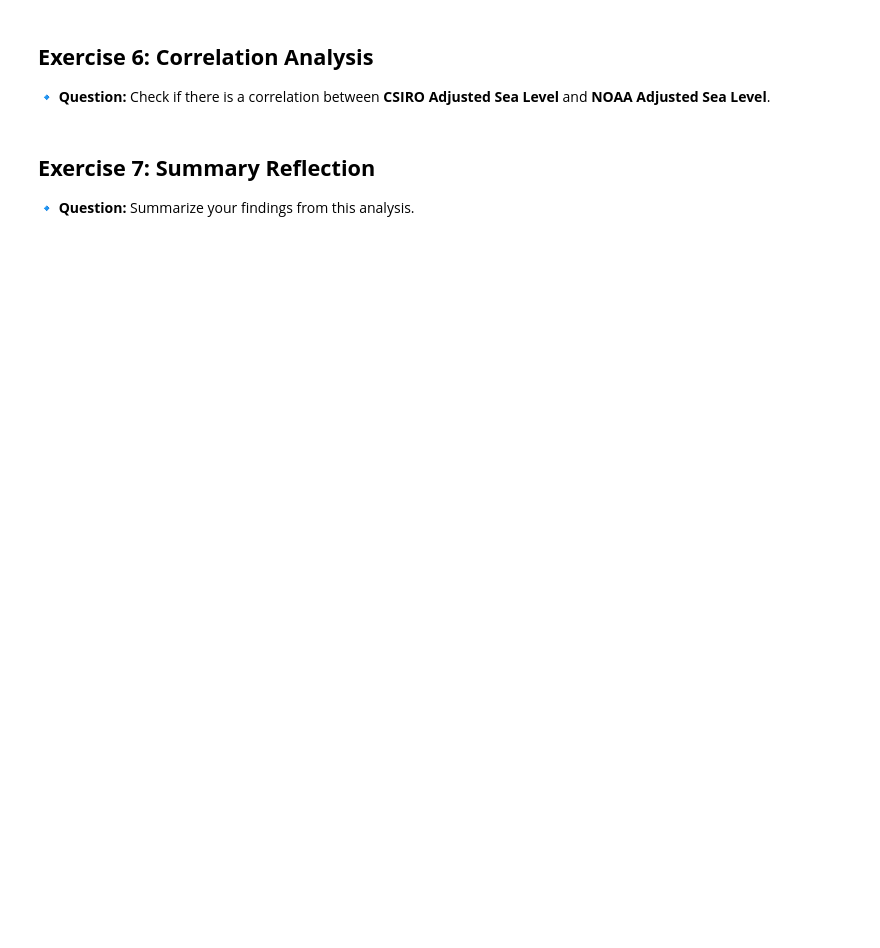
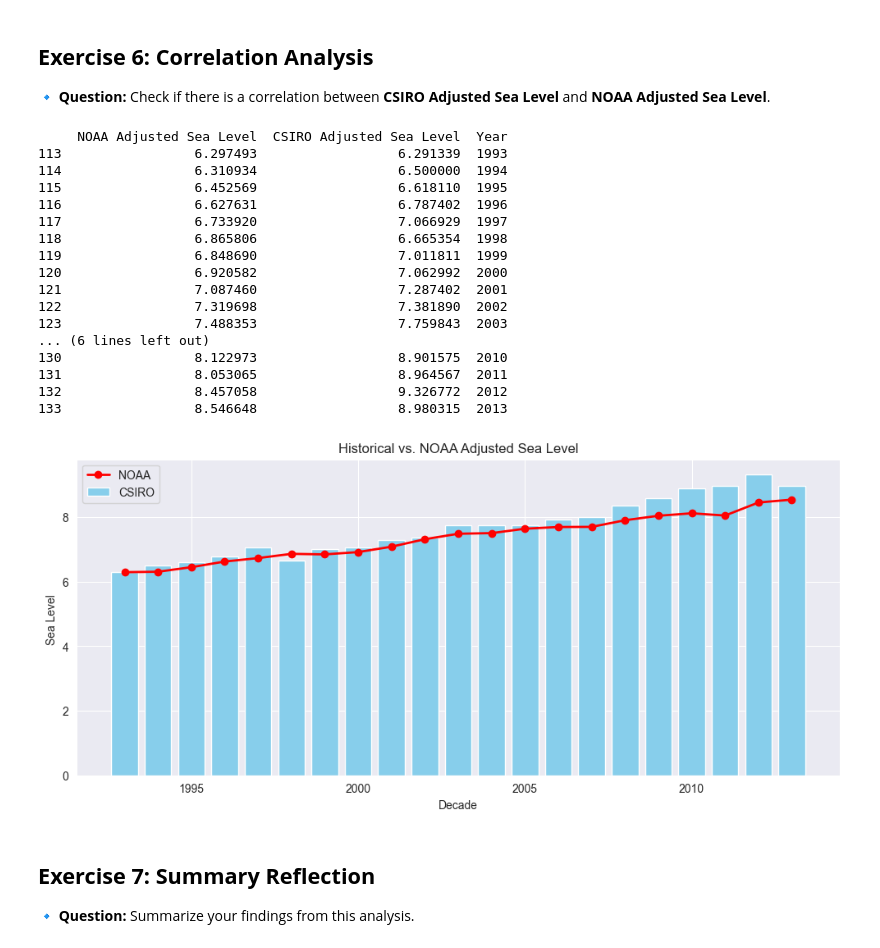
Before and after one commit to VilleSchulz/DataAnalytics, a Jupyter notebook: week4/exercise/hands_on_python_practice 4.ipynb, the cells around one changed output. Drawn from its saved outputs; the diff is of its cells as text; code cells hidden in the pictures; blank space fills up the shorter version.

```diff
--- a/week4/exercise/hands_on_python_practice 4.ipynb
+++ b/week4/exercise/hands_on_python_practice 4.ipynb
@@ -112,7 +185,50 @@ sea_level_rise.describe()
 ## **Exercise 6: Correlation Analysis**
 🔹 **Question:** Check if there is a correlation between **CSIRO Adjusted Sea Level** and **NOAA Adjusted Sea Level**.
 # %%
-# Your code here:
+import matplotlib.pyplot as plt
+
+# Suodatetaan pois NaN-arvot
+NOAA_df = df[['NOAA Adjusted Sea Level', 'CSIRO Adjusted Sea Level', 'Year']].dropna()
+NOAA_df=NOAA_df.sort_values(by='Year')
+print(NOAA_df.iloc[0:])
+
+plt.figure(figsize=(12,5))
+
+# Pylväsdiagrammi CSIRO:lle
+plt.bar(NOAA_df['Year'], NOAA_df['CSIRO Adjusted Sea Level'], color='skyblue', label='CSIRO')
+
+# Viivakaavio NOAA:lle
+plt.plot(NOAA_df['Year'], NOAA_df['NOAA Adjusted Sea Level'], marker='o', linestyle='-', color='red', linewidth=2, label='NOAA')
+
+# Akselit ja otsikot
+plt.xlabel('Decade')
+plt.ylabel('Sea Level ')
+plt.title('Historical vs. NOAA Adjusted Sea Level')
+
+# Lisää selite ja muokkaa akselien ulkoasua
+plt.legend()
+
+# Näytetään kaavio
+plt.show()
+# %% [output]
+     NOAA Adjusted Sea Level  CSIRO Adjusted Sea Level  Year
+113                 6.297493                  6.291339  1993
+114                 6.310934                  6.500000  1994
+115                 6.452569                  6.618110  1995
+116                 6.627631                  6.787402  1996
+117                 6.733920                  7.066929  1997
+118                 6.865806                  6.665354  1998
+119                 6.848690                  7.011811  1999
+120                 6.920582                  7.062992  2000
+121                 7.087460                  7.287402  2001
+122                 7.319698                  7.381890  2002
+123                 7.488353                  7.759843  2003
+... (6 lines left out)
+130                 8.122973                  8.901575  2010
+131                 8.053065                  8.964567  2011
+132                 8.457058                  9.326772  2012
+133                 8.546648                  8.980315  2013
+[figure, added]
 # %% [markdown]
 ## **Exercise 7: Summary Reflection**
 🔹 **Question:** Summarize your findings from this analysis.
```
Also changed, not shown: parts of 5 cells of this notebook, 2 other files.
